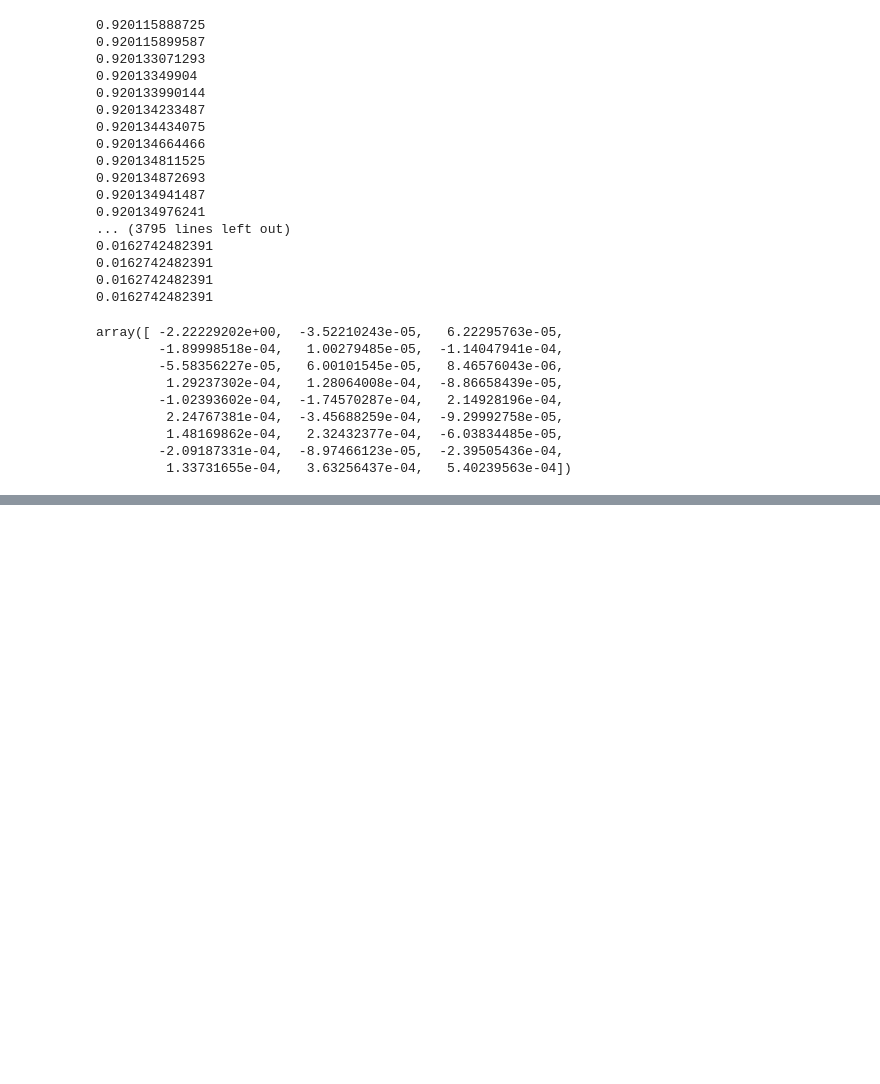
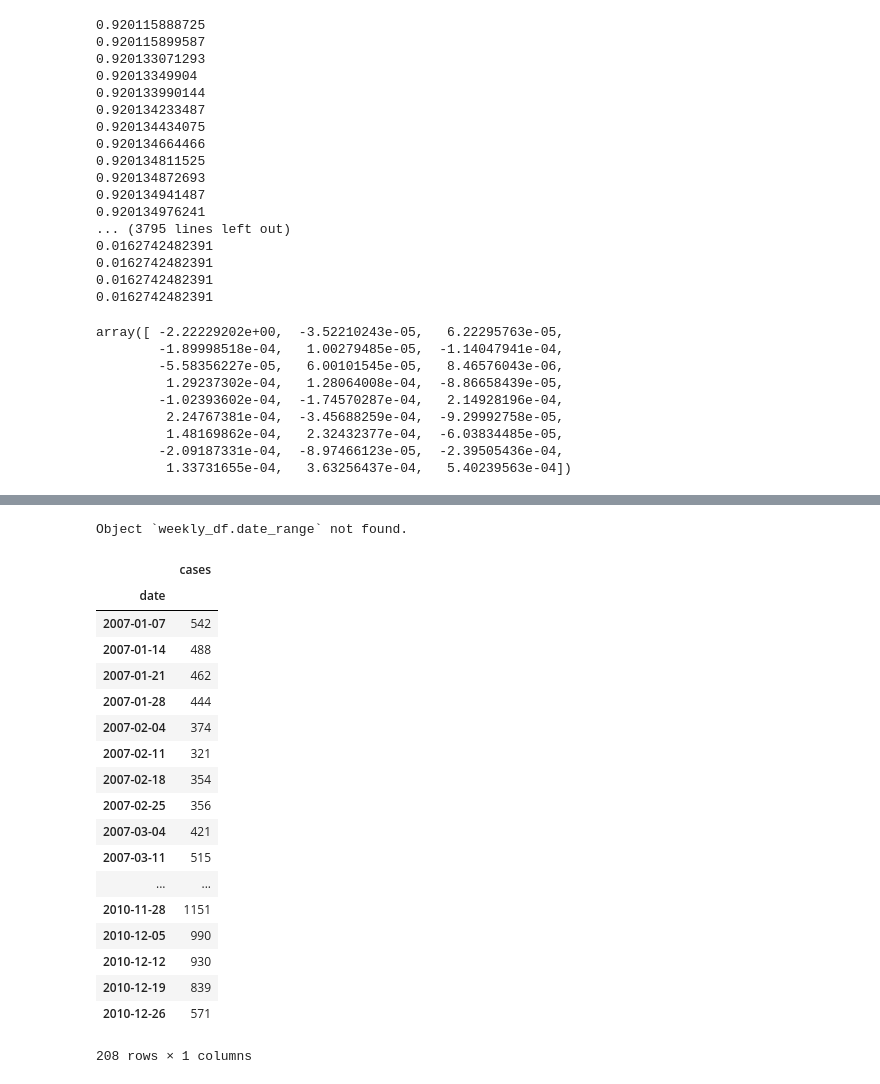
Before and after one commit to johnnycs/dengue-prediction, a Jupyter notebook: Logistic Function.ipynb, the cells around one changed output, grey strips where cells are left out. Cells and saved outputs as stored; diff of their text form; code cells hidden in the pictures; blank space fills up the shorter version.

```diff
--- a/Logistic Function.ipynb
+++ b/Logistic Function.ipynb
@@ -179,0 +200,28 @@ calc(k)
+# %%
+weekly_df.index = pd.DatetimeIndex(weekly_df.index)
+# %% [output]
+Object `weekly_df.date_range` not found.
+# %%
+mask = (weekly_df.index > "2006") & (weekly_df.index <= "2011")
+# %%
+weekly_df.loc[mask]
+# %% [output]
+|  | cases |
+| date |  |
+| 2007-01-07 | 542 |
+| 2007-01-14 | 488 |
+| 2007-01-21 | 462 |
+| 2007-01-28 | 444 |
+| 2007-02-04 | 374 |
+| 2007-02-11 | 321 |
+| 2007-02-18 | 354 |
+| 2007-02-25 | 356 |
+| 2007-03-04 | 421 |
+| 2007-03-11 | 515 |
+| ... | ... |
+| 2010-11-28 | 1151 |
+| 2010-12-05 | 990 |
+| 2010-12-12 | 930 |
+| 2010-12-19 | 839 |
+| 2010-12-26 | 571 |
+208 rows × 1 columns
```
Also changed, not shown: parts of 12 cells of this notebook.
